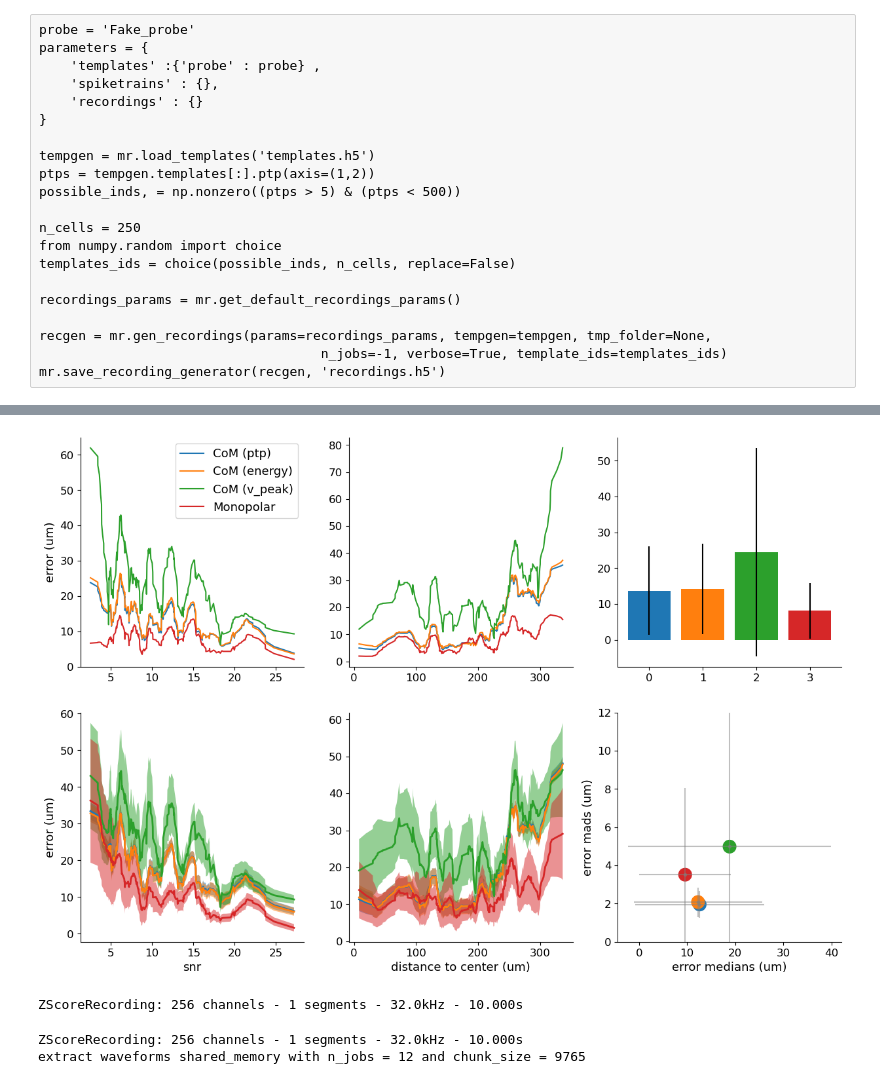
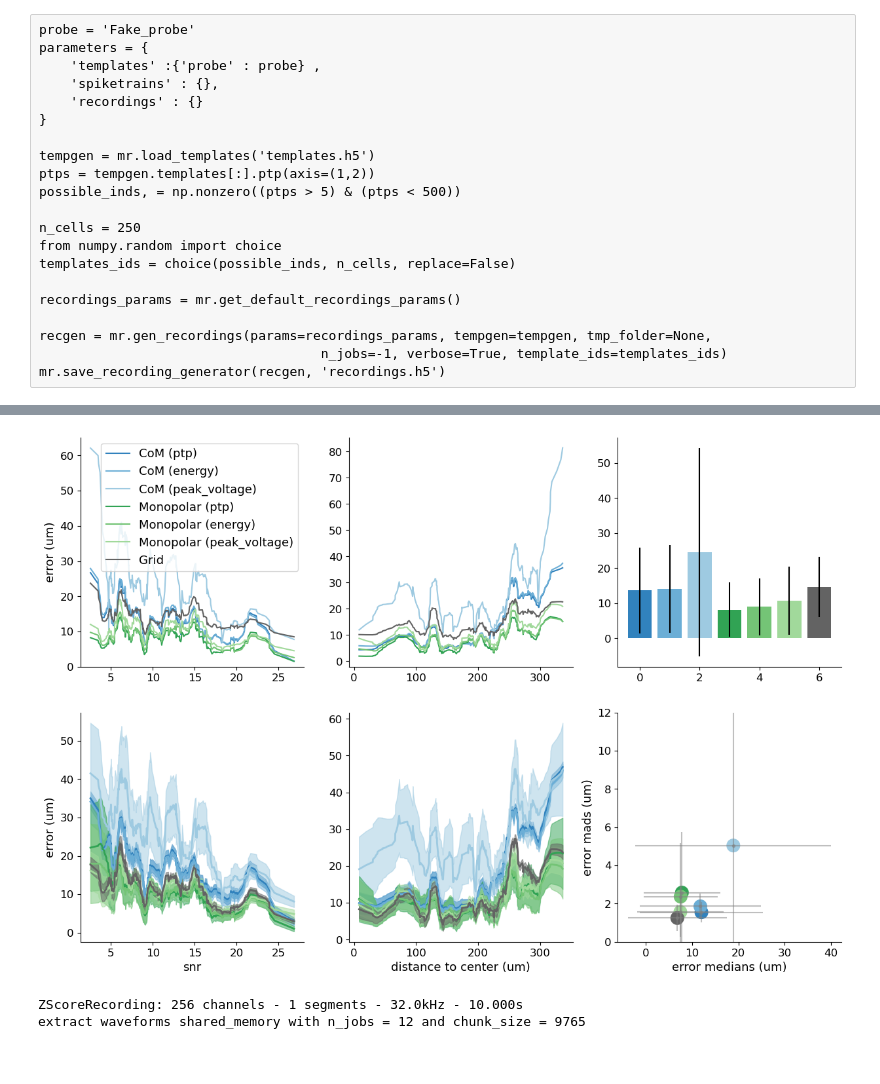
Before and after one commit to melinatonine/ProjetCNN, a Jupyter notebook: benchmark_localization.ipynb, the cells around one changed output, grey strips where cells are left out. Drawn from its saved outputs; the diff is of its cells as text; code cells hidden in the pictures.

```diff
--- a/benchmark_localization.ipynb
+++ b/benchmark_localization.ipynb
@@ -50,9 +54,9 @@ recording_f = si.zscore(recording_f)
 # %%
 benchmarks = []
 waveforms = None
-for method in ['center_of_mass', 'monopolar_triangulation']:
+for method in ['center_of_mass', 'monopolar_triangulation', 'grid_convolution']:
     if method == 'center_of_mass':
-        for feature in ['ptp', 'energy', 'v_peak']:
+        for feature in ['ptp', 'energy', 'peak_voltage']:
             title = f'CoM ({feature})'
             params = {'feature' : feature}
             bench = BenchmarkPeakLocalization(recording_f, gt_sorting, positions, job_kwargs=job_kwargs, title=title)
@@ -62,8 +66,18 @@ for method in ['center_of_mass', 'monopolar_triangulation']:
             waveforms = bench.waveforms
             benchmarks.append(bench)
     elif method == 'monopolar_triangulation':
-        title = f'Monopolar'
-        params = {'enforce_decrease': True}
+        for feature in ['ptp', 'energy', 'peak_voltage']:
+            title = f'Monopolar ({feature})'
+            params = {'enforce_decrease': True, 'feature' : feature}
+            bench = BenchmarkPeakLocalization(recording_f, gt_sorting, positions, job_kwargs=job_kwargs, title=title)
+            if waveforms is not None:
+                bench.waveforms = waveforms
+            bench.run(method, params)
+            waveforms = bench.waveforms
+            benchmarks.append(bench)
+    elif method == 'grid_convolution':
+        title = 'Grid'
+        params = {}
         bench = BenchmarkPeakLocalization(recording_f, gt_sorting, positions, job_kwargs=job_kwargs, title=title)
         if waveforms is not None:
             bench.waveforms = waveforms
@@ -96,15 +97,23 @@ KeyboardInterrupt
-# %%
-plot_comparison_positions(benchmarks)
-import pylab as plt
-plt.savefig('comparison.pdf')
-# %% [output]
-[figure, removed]
+# %%
+colors = {}
+
+import matplotlib as mpl
+
+cmap = mpl.cm.tab20c
+norm = mpl.colors.Normalize(vmin=0, vmax=1)
+
+
+
+for value, bench in zip([0,0.05,0.1,0.4,0.45,0.5,0.8], benchmarks):
+    colors[bench.title] = mpl.cm.ScalarMappable(norm=norm, cmap=cmap).to_rgba(value)
+
+plot_comparison_positions(benchmarks, colors=colors)
+import pylab as plt
+plt.savefig('comparison.pdf')
+# %% [output]
+[figure, added]
 # %%
 from spikeinterface.sortingcomponents.benchmark.benchmark_peak_localization import BenchmarkPeakLocalization, plot_figure_1
-# %%
-benchmarks[0].recording
-# %% [output]
-ZScoreRecording: 256 channels - 1 segments - 32.0kHz - 10.000s
 # %%
 plot_figure_1(benchmarks[0])
 import pylab as plt
```
Also changed, not shown: parts of 4 cells of this notebook, 6 other files.
